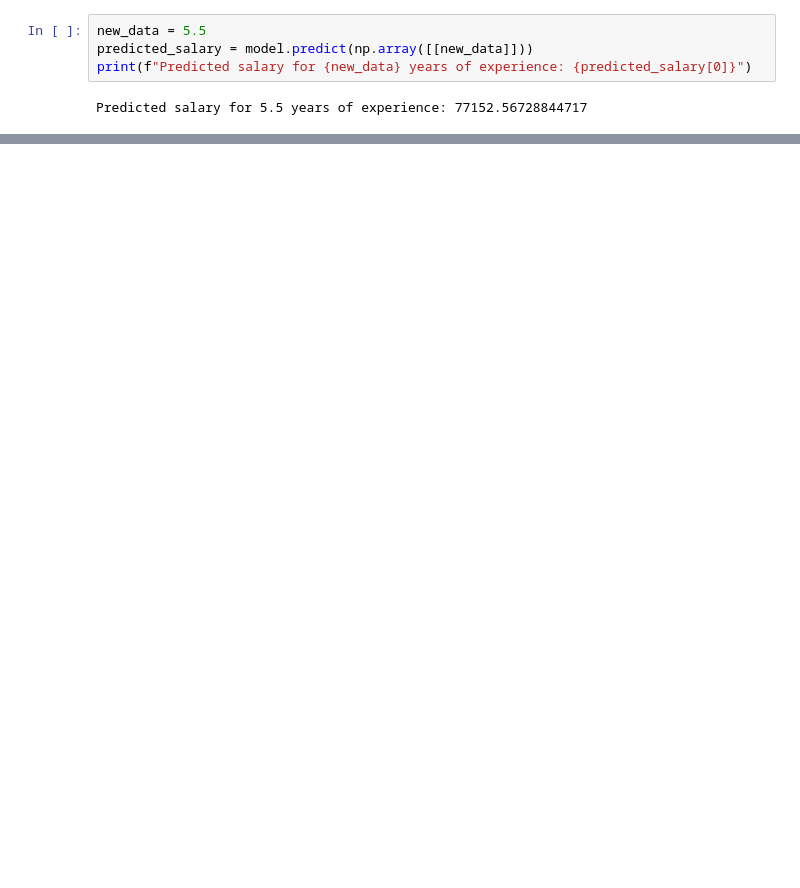
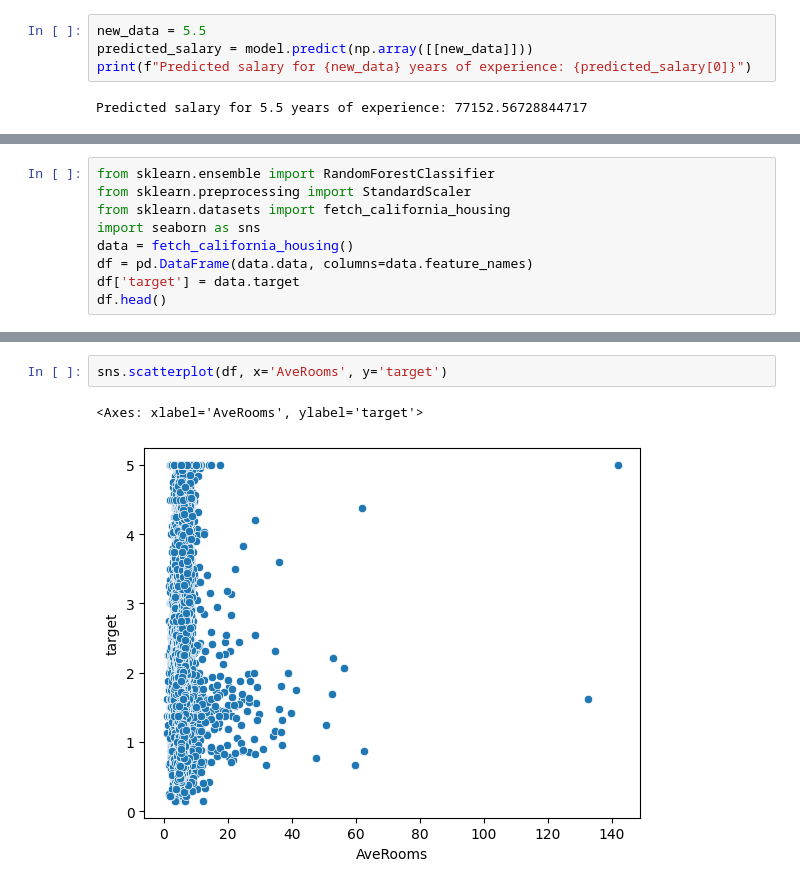
Before and after one commit to Aishwaryabagi/Machine-Learning-Tutorial, a Jupyter notebook: supervised_learning/regression_model/linear_regreesion.ipynb, the cells around one changed output, grey strips where cells are left out. Drawn from its saved outputs; the diff is of its cells as text; blank space fills up the shorter version.

```diff
--- a/supervised_learning/regression_model/linear_regreesion.ipynb
+++ b/supervised_learning/regression_model/linear_regreesion.ipynb
@@ -54,0 +61,9 @@ Predicted salary for 5.5 years of experience: 77152.56728844717
+# %%
+from sklearn.ensemble import RandomForestClassifier
+from sklearn.preprocessing import StandardScaler
+from sklearn.datasets import fetch_california_housing
+import seaborn as sns
+data = fetch_california_housing()
+df = pd.DataFrame(data.data, columns=data.feature_names)
+df['target'] = data.target
+df.head()
@@ -54,0 +93,5 @@ Predicted salary for 5.5 years of experience: 77152.56728844717
+# %%
+sns.scatterplot(df, x='AveRooms', y='target')
+# %% [output]
+<Axes: xlabel='AveRooms', ylabel='target'>
+[figure, added]
```
Also changed, not shown: parts of 13 cells of this notebook.
